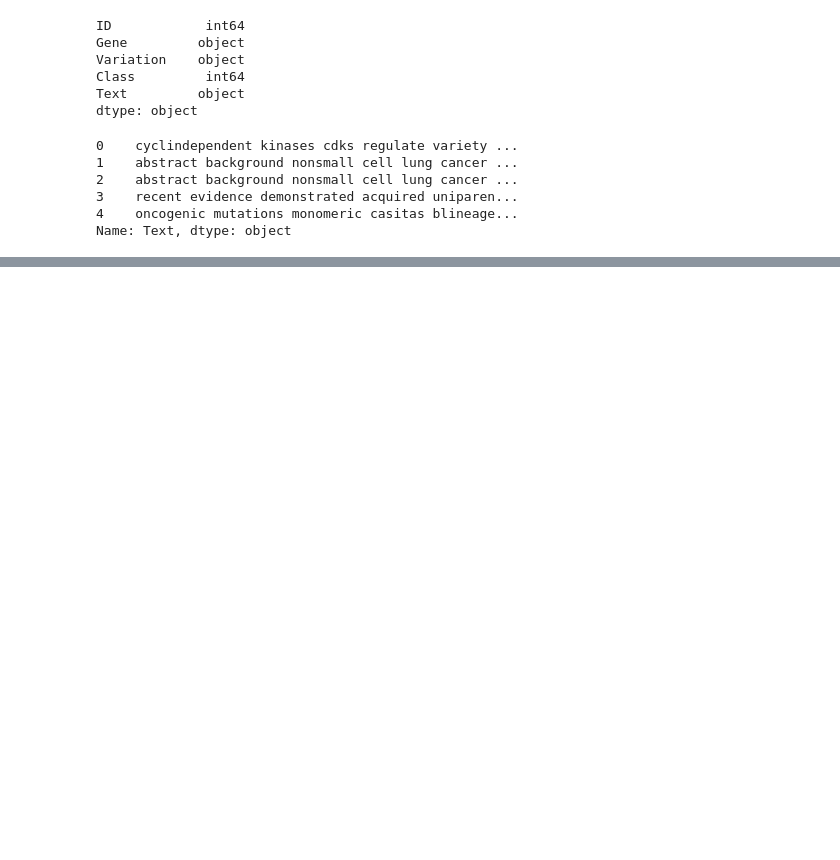
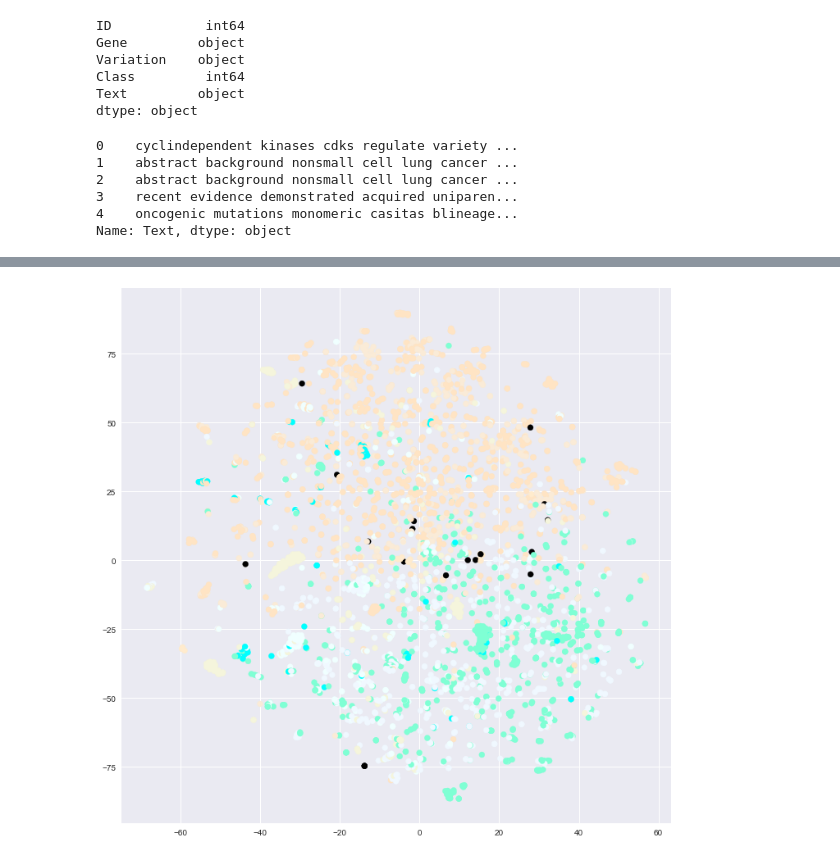
Before and after one commit to gita-vahdatinia/CancerAI, a Jupyter notebook: dataprocessing.ipynb, the cells around one changed output, grey strips where cells are left out. Cells and saved outputs as stored; diff of their text form; code cells hidden in the pictures; blank space fills up the shorter version.

```diff
--- a/dataprocessing.ipynb
+++ b/dataprocessing.ipynb
@@ -326,0 +555,27 @@ TaggedDocument(words=['cyclindependent', 'kinases', 'cdks', 'regulate', 'variety
+# %%
+from keras import backend as K
+import seaborn as sns
+
+layer_of_interest=0
+intermediate_tensor_function = K.function([model.layers[0].input],[model.layers[layer_of_interest].output])
+intermediate_tensor = intermediate_tensor_function([train_set[0,:].reshape(1,-1)])[0]
+# %%
+import matplotlib
+colors = list(matplotlib.colors.cnames)
+
+intermediates = []
+color_intermediates = []
+for i in range(len(train_set)):
+    output_class = np.argmax(encoded_y[i,:])
+    intermediate_tensor = intermediate_tensor_function([train_set[i,:].reshape(1,-1)])[0]
+    intermediates.append(intermediate_tensor[0])
+    color_intermediates.append(colors[output_class])
+# %%
+from sklearn.manifold import TSNE
+tsne = TSNE(n_components=2, random_state=0)
+intermediates_tsne = tsne.fit_transform(intermediates)
+plt.figure(figsize=(12, 12))
+plt.scatter(x = intermediates_tsne[:,0], y=intermediates_tsne[:,1], color=color_intermediates)
+plt.show()
+# %% [output]
+[figure, added]
```
Also changed, not shown: parts of 23 cells of this notebook, 2 other files.
